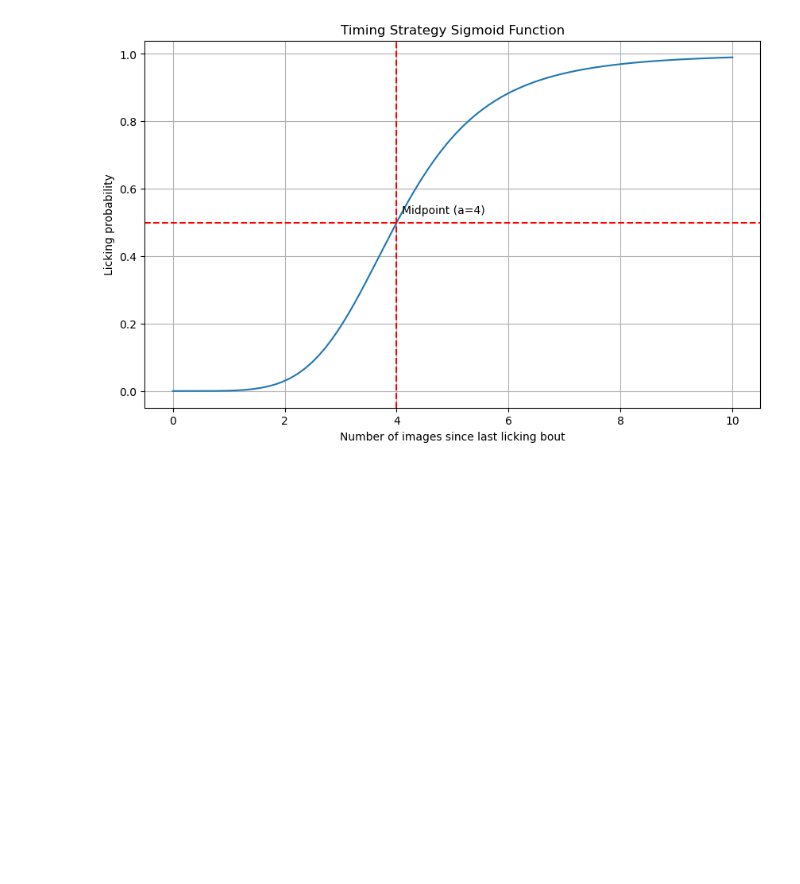
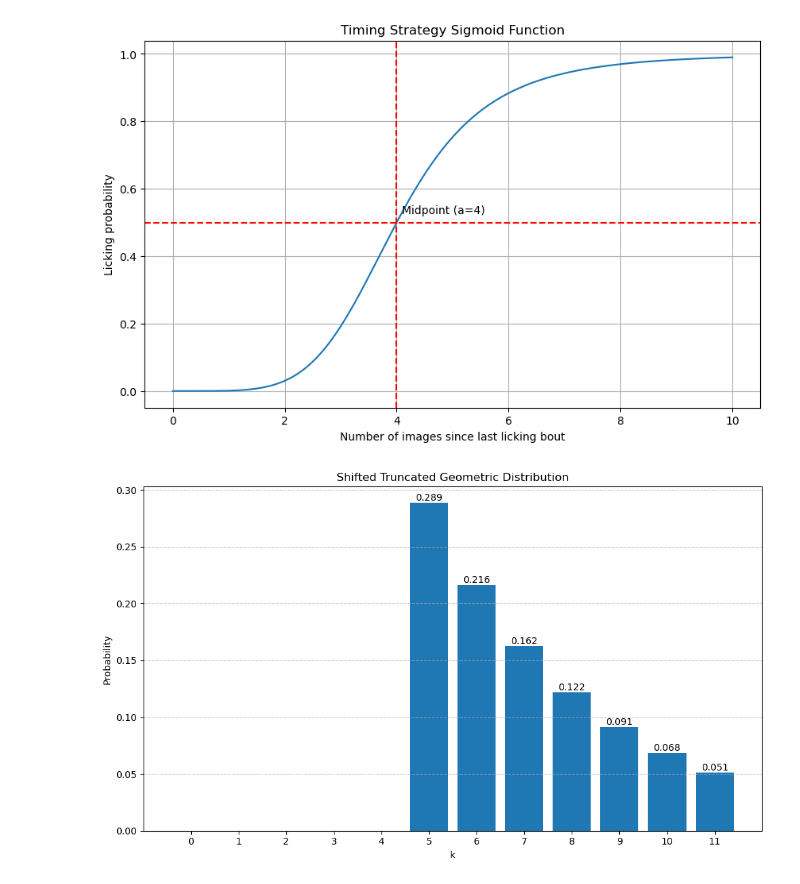
Before and after one commit to cici-xingyu-zheng/swdb_2024_strategy, a Jupyter notebook: test_python.ipynb, the cells around one changed output. Cells and saved outputs as stored; diff of their text form; code cells hidden in the pictures; blank space fills up the shorter version.

```diff
--- a/test_python.ipynb
+++ b/test_python.ipynb
@@ -43,3 +42,37 @@ plt.grid(True)
 plt.show()
 # %% [output]
 [figure]
+# %%
+def truncated_geometric_prob(k, p, start=5, end=11):
+    if k < start or k > end:
+        return 0
+
+    unnormalized = p * (1-p)**(k-start)
+    normalization = sum(p * (1-p)**(i-start) for i in range(start, end+1))
+    return unnormalized / normalization
+
+# Guessed parameters of p, with info for start and end
+p = 0.25
+start = 5
+end = 11
+
+# Calculate probabilities
+x = np.arange(0, 12)
+probs = [truncated_geometric_prob(k, p, start, end) for k in x]
+
+plt.figure(figsize=(10, 6))
+plt.bar(x, probs)
+plt.title('Shifted Truncated Geometric Distribution')
+plt.xlabel('k')
+plt.ylabel('Probability')
+plt.xticks(x)
+plt.grid(axis='y', linestyle='--', alpha=0.7)
+
+for i, prob in enumerate(probs):
+    if prob > 0:
+        plt.text(i, prob, f'{prob:.3f}', ha='center', va='bottom')
+
+plt.tight_layout()
+plt.show()
+# %% [output]
+[figure, added]
```
Also changed, not shown: parts of 2 cells of this notebook, 8 other files.
